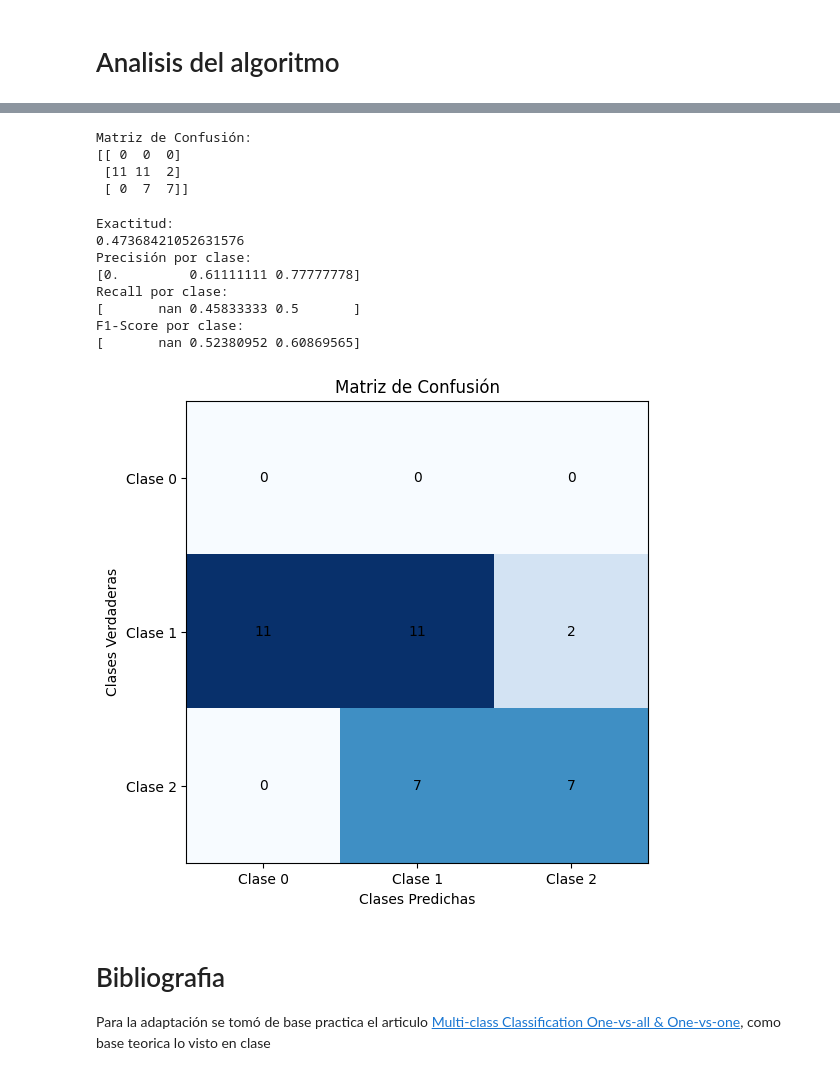
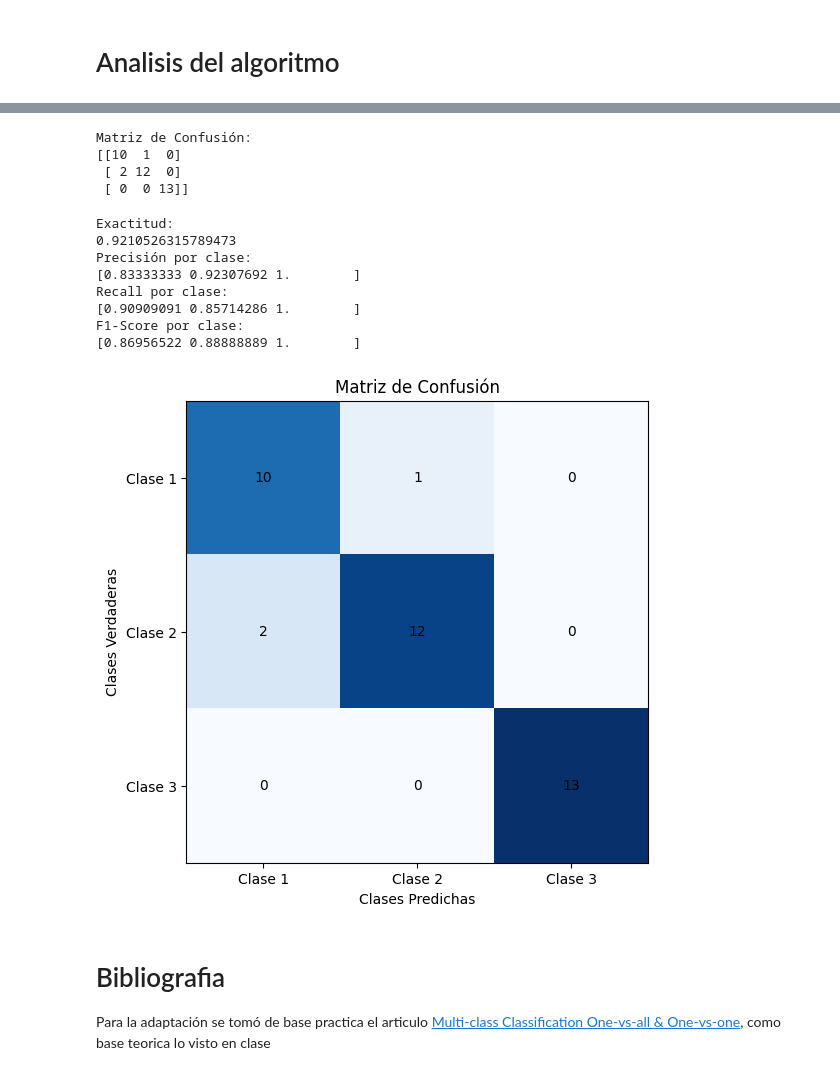
Before and after one commit to AndresMpa/deep-learning, a Jupyter notebook: labs/task/laboratory_1/perceptron/lab_1_multiclass_perceptron.ipynb, the cells around one changed output, grey strips where cells are left out. Drawn from its saved outputs; the diff is of its cells as text; code cells hidden in the pictures.

```diff
--- a/labs/task/laboratory_1/perceptron/lab_1_multiclass_perceptron.ipynb
+++ b/labs/task/laboratory_1/perceptron/lab_1_multiclass_perceptron.ipynb
@@ -24,9 +24,15 @@ Se divide el dataset en 75 para entrenamiento y el restante para test
 train_set = df.sample(frac = 0.75, random_state=39)
 test_set = df.drop(train_set.index)
 
+'''
+Biding a los tags
+'''
+train_set['Y'] = train_set['Y'].replace({1: 0, -1: 1, -2: 2})
+test_set['Y'] = test_set['Y'].replace({1: 0, -1: 1, -2: 2})
+
 """
 Tengo 2 entradas: X1 X2
-Tengo 3 tags: 1, -1, -2 (Por tanto es un problema multiclase)
+Tengo 3 tags: 0, 1, 2 (Por tanto es un problema multiclase)
 """
 print(train_set[:10])
 print(test_set[:10])
@@ -106,23 +112,22 @@ Pesos iniciales (weight):
 # %%
 alpha = 0.3
 # %%
-iteration = 100
+iteration = 3000
 # %%
-use_umbral = False
+use_umbral = True
 # %% [markdown]
 5) Implemente el algoritmo de perceptron para actualizar los valores del vector de parámetros 𝑊 (puede utilizar cualquiera de las alternativas estudiadas en clase)
 # %%
 for iter in range(iteration):
   for item in range(train_set.shape[0]):
     for class_idx in range(num_classes):
-      y_predict = np.sign(np.dot(weight[class_idx], x_train[item, :]))
-      # Para identifica el tipo de cambio, (Si será positivo o negativo)
-      y_class = 1 if y_train[item] == class_idx else -1
+      y_predict = 1 if np.dot(weight[class_idx], x_train[item, :]) >= 0 else 0
+      y_class = 1 if y_train[item] == class_idx else 0
 
       if y_predict != y_class:
-        if use_umbral:
-            weight[class_idx] += alpha * x_train[item, :] * y_class
-        else:
-            weight[class_idx] -= 2 * alpha * x_train[item, :] * (y_predict - y_class)
+          if use_umbral:
+              weight[class_idx] += alpha * x_train[item, :] * (1 - y_predict)
+          else:
+              weight[class_idx] -= 2 * alpha * x_train[item, :] * (y_predict - y_class)
 # %% [markdown]
 # Analisis del algoritmo
@@ -255,9 +261,9 @@ print("Matriz de Confusión:")
 print(conf_matrix)
 # %% [output]
 Matriz de Confusión:
-[[ 0  0  0]
- [11 11  2]
- [ 0  7  7]]
+[[10  1  0]
+ [ 2 12  0]
+ [ 0  0 13]]
 # %%
 '''
 Otras analisticas extraidas de la matriz de confusión
@@ -278,34 +284,34 @@ print(f"Recall por clase: \n{recall}")
 print(f"F1-Score por clase: \n{f1_score}")
 # %% [output]
 Exactitud:
-0.47368421052631576
+0.9210526315789473
 Precisión por clase:
-[0.         0.61111111 0.77777778]
+[0.83333333 0.92307692 1.        ]
 Recall por clase:
-[       nan 0.45833333 0.5       ]
+[0.90909091 0.85714286 1.        ]
 F1-Score por clase:
-[       nan 0.52380952 0.60869565]
+[0.86956522 0.88888889 1.        ]
 # %%
 # Configurar el tamaño de la figura
 plt.figure(figsize=(8, 6))
 
 # Crear el mapa de calor con plt.imshow
 plt.imshow(conf_matrix, interpolation='nearest', cmap=plt.cm.Blues)
 
 # Mostrar valores en cada celda
 for i in range(len(conf_matrix)):
     for j in range(len(conf_matrix[i])):
         plt.text(j, i, str(conf_matrix[i, j]), ha='center', va='center', color='black')
 
 # Configurar etiquetas y título
-plt.xticks(range(len(conf_matrix)), ['Clase 0', 'Clase 1', 'Clase 2'])
-plt.yticks(range(len(conf_matrix)), ['Clase 0', 'Clase 1', 'Clase 2'])
+plt.xticks(range(len(conf_matrix)), ['Clase 1', 'Clase 2', 'Clase 3'])
+plt.yticks(range(len(conf_matrix)), ['Clase 1', 'Clase 2', 'Clase 3'])
 plt.xlabel('Clases Predichas')
 plt.ylabel('Clases Verdaderas')
 plt.title('Matriz de Confusión')
 plt.show()
 # %% [output]
-[figure, old version]
+[figure, new version]
 # %% [markdown]
 # Bibliografia
 
```
Also changed, not shown: parts of 14 cells of this notebook, 14 other files.
